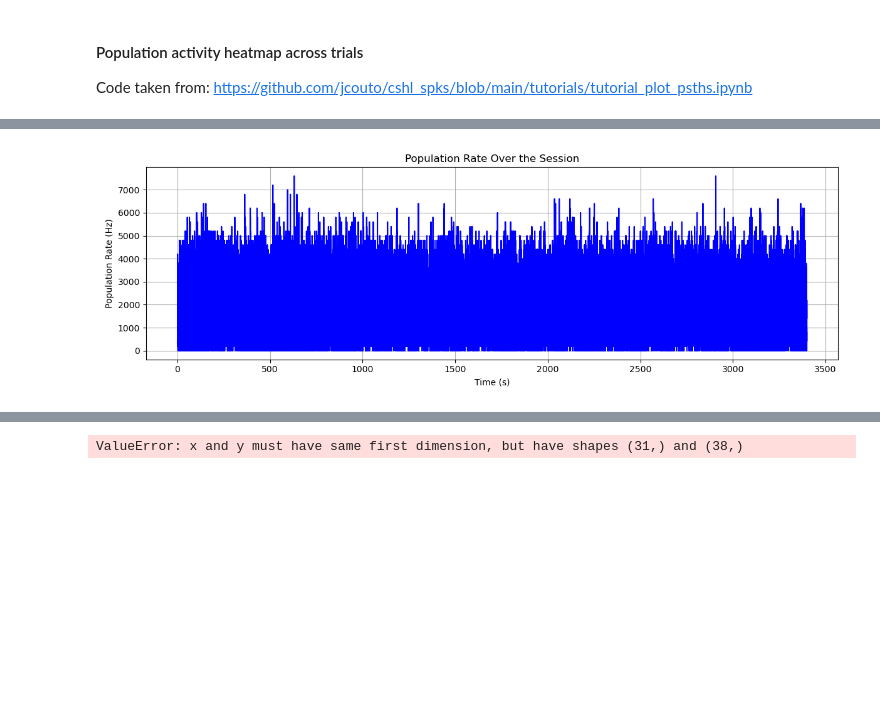
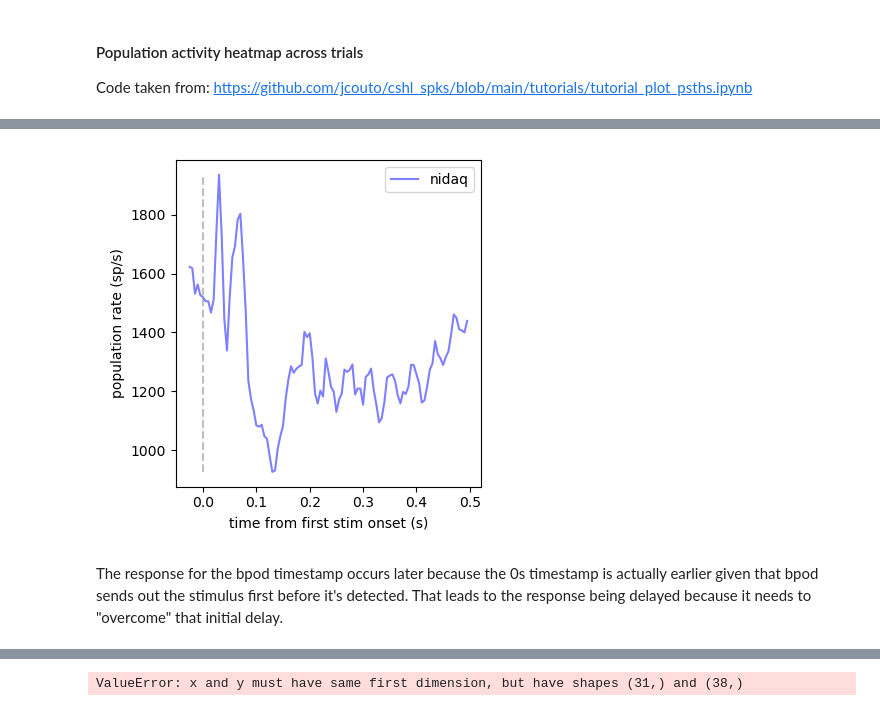
Before and after one commit to rojasgabriel/ephys, a Jupyter notebook: ephys_analysis_prototyping.ipynb, the cells around one changed output, grey strips where cells are left out. Saved outputs shown, nothing was run; the diff lists cells and outputs as text; code cells hidden in the pictures; blank space fills up the shorter version.

```diff
--- a/ephys_analysis_prototyping.ipynb
+++ b/ephys_analysis_prototyping.ipynb
@@ -36,7 +36,6 @@ nitime = interp1d(nionsets[sync_port],aponsets,fill_value='extrapolate')(np.aran
 srate = apsyncdata[0]['sampling_rate']
 
 frame_rate = mode(1/(np.diff(corrected_onsets[1])/srate)) #corrected_onsets[1] are the frame samples, [2] are the trial start samples
-trial_start_times = corrected_onsets[2][:-1]/srate
 
 analog_signal = nisync[:, 0] # analog stim signal
 # %%
@@ -50,14 +49,14 @@ for trial_index, timestamps in enumerate(chiCa.get_experienced_stimulus_events(b
     else: #discarding stimuli that occurred during early withdrawals and no choice trials
         stim_onsets.append(None)
 
-first_stim_onsets = np.zeros(len(stim_onsets))
+first_bpod_stim_onsets = np.zeros(len(stim_onsets))
 sk = np.zeros((len(stim_onsets)), dtype=object)
 for trial, timestamps in enumerate(stim_onsets):
     if timestamps is None:
-        first_stim_onsets[trial] = np.nan
+        first_bpod_stim_onsets[trial] = np.nan
         sk[trial] = np.nan
     else:
-        first_stim_onsets[trial] = timestamps[0]
+        first_bpod_stim_onsets[trial] = timestamps[0]
         sk[trial] = timestamps
 
 sk_stacked = np.hstack(sk)
@@ -229,14 +229,51 @@ kernel_fig.tight_layout()
-# %%
-plt.figure(figsize=(12, 4))
-plt.plot(pop_rate_time, pop_rate, color='blue')
-plt.xlabel('Time (s)')
-plt.ylabel('Population Rate (Hz)')
-plt.title('Population Rate Over the Session')
-plt.grid(True)
-plt.tight_layout()
-plt.show()
-# %% [output]
-[figure, removed]
+# %%
+binsize = 0.005 # 5ms binsize
+edges = np.arange(0,np.max(st[selection]),binsize)
+
+pop_rate,_ = np.histogram(st[selection],edges)
+pop_rate = pop_rate/binsize
+pop_rate_time = edges[:-1]+np.diff(edges[:2])/2
+
+psth = []
+tpre = 0.025
+tpost = 0.50
+
+# for onset in first_nidaq_stim_onsets:#stim_events_nidaq:
+#     if ~np.isnan(onset):
+#        psth.append(pop_rate[(pop_rate_time>= onset -tpre) & (pop_rate_time< onset +tpost)])
+# psth = np.stack(psth)
+
+nidaq_psth = []
+# bpod_psth = []
+for nidaq_onset, bpod_onset in zip(first_nidaq_stim_onsets, first_bpod_stim_onsets):#stim_events_nidaq:
+    if ~np.isnan(nidaq_onset):
+       nidaq_psth.append(pop_rate[(pop_rate_time>= nidaq_onset -tpre) & (pop_rate_time< nidaq_onset +tpost)])
+    # if ~np.isnan(bpod_onset):
+    #     bpod_psth.append(pop_rate[(pop_rate_time>= bpod_onset -tpre) & (pop_rate_time< bpod_onset +tpost)])
+nidaq_psth = np.stack(nidaq_psth)
+# bpod_psth = np.stack(bpod_psth)
+
+x_nums = np.arange(-tpre, tpost, binsize)
+
+plt.figure(figsize=(4,4))
+plt.plot(x_nums, np.mean(nidaq_psth, axis=0), color = 'b', alpha = 0.5, label = 'nidaq')
+# plt.plot(x_nums, np.mean(bpod_psth, axis=0), color = 'r', alpha = 0.5, label = 'bpod')
+plt.vlines(0, ymin=np.mean(nidaq_psth, axis=0).min(), ymax=np.mean(nidaq_psth, axis=0).max(), color='grey', linestyles='dashed', alpha = 0.5)
+plt.xlabel('time from first stim onset (s)')
+plt.ylabel('population rate (sp/s)')
+plt.legend()
+plt.tight_layout()
+
+# plt.figure(figsize=(4,4))
+# plt.plot(x_nums, np.mean(psth, axis=0))
+# plt.vlines(0, ymin=np.mean(psth, axis=0).min(), ymax=np.mean(psth, axis=0).max(), color='grey', linestyles='dashed', alpha = 0.5)
+# plt.xlabel('time (s)')
+# plt.ylabel('population rate (sp/s)')
+# plt.tight_layout()
+# %% [output]
+[figure, added]
+# %% [markdown]
+The response for the bpod timestamp occurs later because the 0s timestamp is actually earlier given that bpod sends out the stimulus first before it's detected. That leads to the response being delayed because it needs to "overcome" that initial delay.
 # %%
 mean_rate = np.mean(pop_rate)
 pop_rate_minus_mean = pop_rate - mean_rate
```
Also changed, not shown: parts of 5 cells of this notebook.
